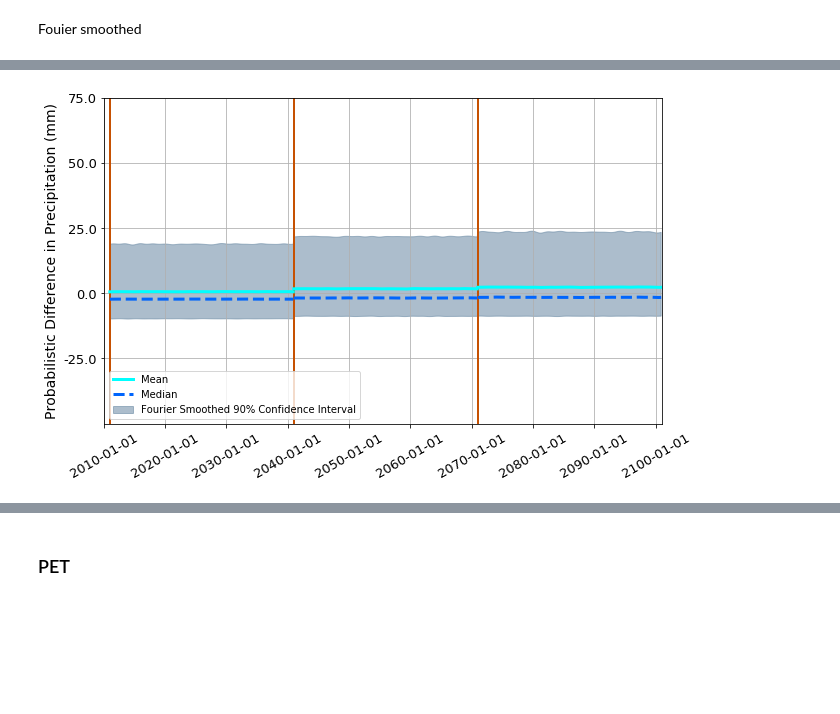
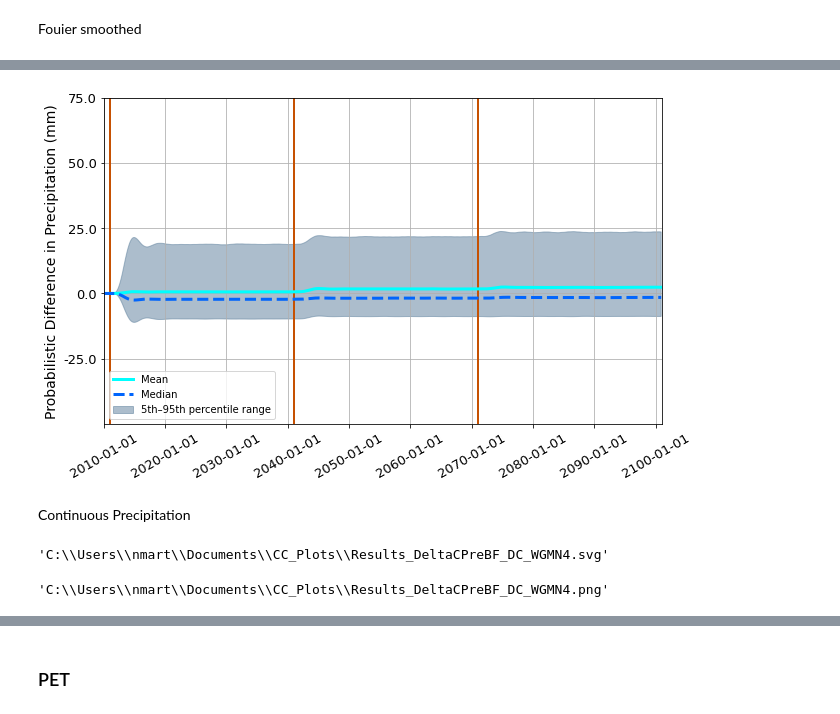
Before and after one commit to nmartin198/wres_risk_analysis, a Jupyter notebook: jupyter_notebooks/framework/Results_WB_Final_All4.ipynb, the cells around one changed output, grey strips where cells are left out. Saved outputs shown, nothing was run; the diff lists cells and outputs as text; code cells hidden in the pictures; blank space fills up the shorter version.

```diff
--- a/jupyter_notebooks/framework/Results_WB_Final_All4.ipynb
+++ b/jupyter_notebooks/framework/Results_WB_Final_All4.ipynb
@@ -479 +566,29 @@ FF_Pre4_me = np.fft.irfft(rft)
+# %%
+wAr = S1PrecipDF[StatsHdsList[95]].to_numpy()
+S1_Pre_95 = butter_lowpass_filter(wAr, CUTOFF, FS )
+wAr = S1PrecipDF[StatsHdsList[5]].to_numpy()
+S1_Pre_05 = butter_lowpass_filter(wAr, CUTOFF, FS )
+wAr = S1PrecipDF[StatsHdsList[75]].to_numpy()
+S1_Pre_75 = butter_lowpass_filter(wAr, CUTOFF, FS )
+wAr = S1PrecipDF[StatsHdsList[25]].to_numpy()
+S1_Pre_25 = butter_lowpass_filter(wAr, CUTOFF, FS )
+wAr = S1PrecipDF[StatsHdsList[50]].to_numpy()
+S1_Pre_Med = butter_lowpass_filter(wAr, CUTOFF, FS )
+wAr = S1PrecipDF[StatsHdsList[101]].to_numpy()
+S1_Pre_Ave = butter_lowpass_filter(wAr, CUTOFF, FS )
+# %%
+ForTimeList = list( S1PrecipDF.index.to_pydatetime() )
+BackDTList = deepcopy( ForTimeList )
+BackDTList = BackDTList[::-1]
+DTTimeList = deepcopy( ForTimeList )
+DTTimeList.extend( BackDTList )
+# %%
+S1_Precip_F90 = list( S1_Pre_05 )
+BackDTList = list( S1_Pre_95 )
+BackPre_95 = BackDTList[::-1]
+S1_Precip_F90.extend( BackPre_95 )
+S1_Precip_IQR = list( S1_Pre_25 )
+BackDTList = list( S1_Pre_75 )
+BackPre_75 = BackDTList[::-1]
+S1_Precip_IQR.extend( BackPre_75 )
 # %%
@@ -511,37 +626,31 @@ PreVals.extend( BackPre2_95 )
 # %%
 Fig1 = plt.figure()
 Fig1.set_size_inches(10.0, 6.0)
 ax11 = Fig1.add_subplot(111)
 ax11.plot( [TP_DICT[2][0], TP_DICT[2][0]], [MinPrecip, MaxPrecip], linestyle='-',
            linewidth=2, color='xkcd:dark orange' )
 ax11.plot( [TP_DICT[3][0], TP_DICT[3][0]], [MinPrecip, MaxPrecip], linestyle='-',
            linewidth=2, color='xkcd:dark orange' )
 ax11.plot( [TP_DICT[4][0], TP_DICT[4][0]], [MinPrecip, MaxPrecip], linestyle='-',
            linewidth=2, color='xkcd:dark orange' )
-sfF = ax11.fill( DTTimeList, PreVals, color='xkcd:steel blue', alpha=0.50,
-                 label="Fourier Smoothed 90% Confidence Interval")
-ax11.plot( S1PreStats2.index, FF_Pre2_me, linestyle='-',
+sfF = ax11.fill( DTTimeList, S1_Precip_F90, color='xkcd:steel blue', alpha=0.50,
+                 label="5th–95th percentile range")
+ax11.plot( ForTimeList, S1_Pre_Ave, linestyle='-',
            linewidth=3, color='xkcd:cyan', label='Mean' )
-ax11.plot( S1PreStats3.index, FF_Pre3_me, linestyle='-',
-           linewidth=3, color='xkcd:cyan' )
-ax11.plot( S1PreStats4.index, FF_Pre4_me, linestyle='-',
-           linewidth=3, color='xkcd:cyan' )
-ax11.plot( S1PreStats2.index, FF_Pre2_50, linestyle='dashed',
+ax11.plot( ForTimeList, S1_Pre_Med, linestyle='dashed',
            linewidth=3, color='xkcd:bright blue', label='Median' )
-ax11.plot( S1PreStats3.index, FF_Pre3_50, linestyle='dashed',
-           linewidth=3, color='xkcd:bright blue' )
-ax11.plot( S1PreStats4.index, FF_Pre4_50, linestyle='dashed',
-           linewidth=3, color='xkcd:bright blue' )
 ax11.set_xlim( (dt.datetime(2010, 1, 1), TP_DICT[4][1]))
 ax11.set_yticks( preTicks )
 ax11.set_ylim( (MinPrecip, MaxPrecip) )
 ax11.grid(True, axis='y', which='both')
 ax11.set_ylabel('Probabilistic Difference in Precipitation (mm)', fontsize=14)
 ax11.grid( b=True )
 ax11.legend( loc='lower left' )
 ax11.tick_params(axis='both', which='major', labelsize=13)
 ax11.tick_params(axis='x', which='major', labelrotation=30.0)
 ax11.yaxis.set_major_formatter( mpl.ticker.StrMethodFormatter( "{x:,.1f}" ) )
 ax11.xaxis.set_major_formatter( mpl.dates.DateFormatter("%Y-%m-%d") )
 # %% [output]
-[figure, old version]
+[figure, new version]
+# %% [markdown]
+Continuous Precipitation
@@ -547,0 +715,10 @@ ax11.xaxis.set_major_formatter( mpl.dates.DateFormatter("%Y-%m-%d") )
+# %%
+OutSVG = os.path.normpath( os.path.join( OUT_DIR, "Results_DeltaCPreBF_%s.svg" % SIM_ROOT ) )
+OutSVG
+# %% [output]
+'C:\\Users\\nmart\\Documents\\CC_Plots\\Results_DeltaCPreBF_DC_WGMN4.svg'
+# %%
+OutPNG = os.path.normpath( os.path.join( OUT_DIR, "Results_DeltaCPreBF_%s.png" % SIM_ROOT ) )
+OutPNG
+# %% [output]
+'C:\\Users\\nmart\\Documents\\CC_Plots\\Results_DeltaCPreBF_DC_WGMN4.png'
```
Also changed, not shown: parts of 113 cells of this notebook, 34 other files.
